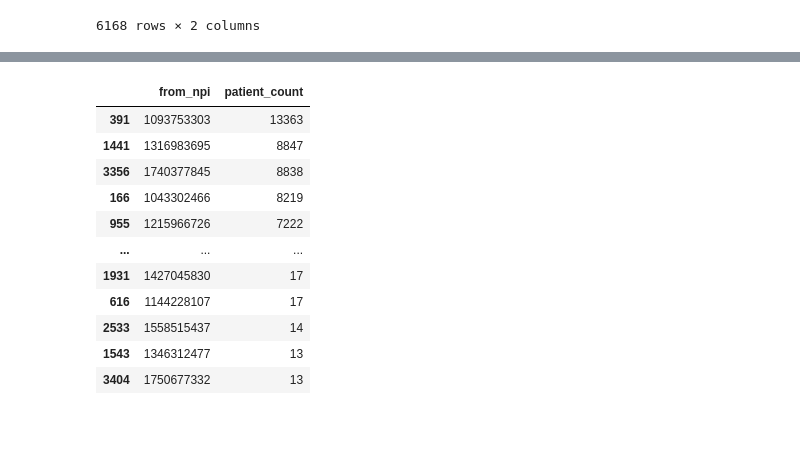
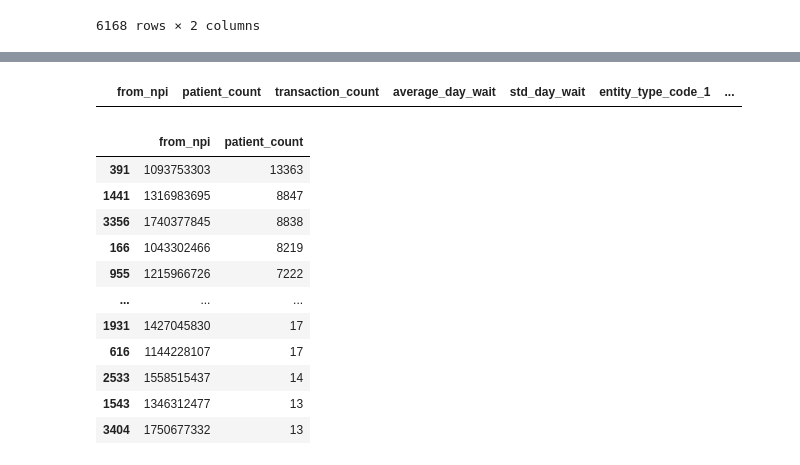
Before and after one commit to nss-data-science-cohort-5/hop_team-hot_pretzels, a Jupyter notebook: HCBB2_V2.ipynb, the cells around one changed output, grey strips where cells are left out. Cells and saved outputs as stored; diff of their text form; code cells hidden in the pictures; blank space fills up the shorter version.

```diff
--- a/HCBB2_V2.ipynb
+++ b/HCBB2_V2.ipynb
@@ -415,3 +428,7 @@ full_2[full_2['full_addy_1']=='210 25TH AVE N STE 1204, NASHVILLE']
+# %%
+full_2[full_2['to_npi']=='1093475303']
+# %% [output]
+|  | from_npi | patient_count | transaction_count | average_day_wait | std_day_wait | entity_type_code_1 | ... |
 # %%
 # all of the times Vanderbilt was referred TO
 full_2_Vandy= full_2[full_2['facility_consolidation_2']=='Vanderbilt']
```
Also changed, not shown: parts of 7 cells of this notebook.
